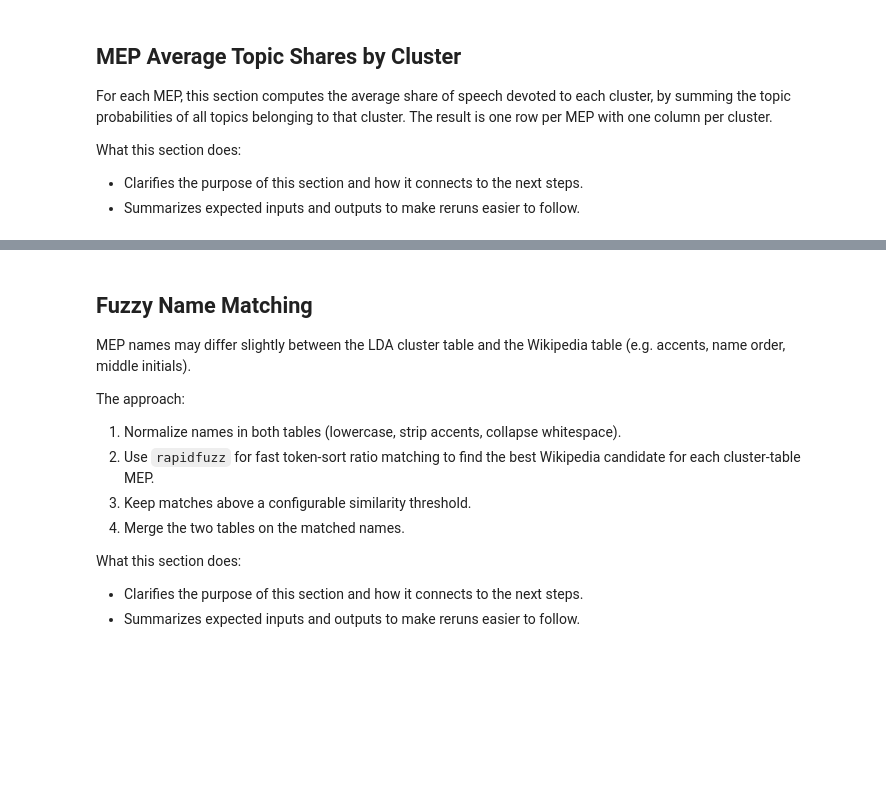
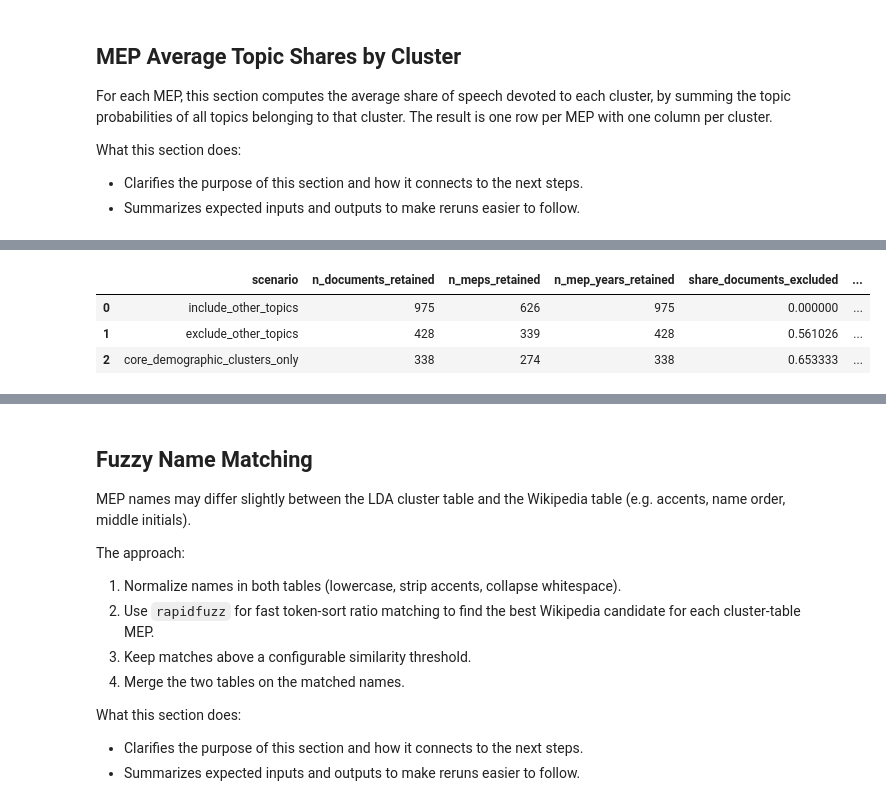
Before and after one commit to SmruthiAnanth/Population, a Jupyter notebook: Analysis Population Dynamics/4 LDA Topic Analysis/LDA_Analysis.ipynb, the cells around one changed output, grey strips where cells are left out. Cells and saved outputs as stored; diff of their text form; code cells hidden in the pictures; blank space fills up the shorter version.

```diff
--- a/Analysis Population Dynamics/4 LDA Topic Analysis/LDA_Analysis.ipynb
+++ b/Analysis Population Dynamics/4 LDA Topic Analysis/LDA_Analysis.ipynb
@@ -679,0 +1053,81 @@ Saved Excel: C:\Users\Gebruiker\OneDrive - UniversitÃƒÆ’Ã‚Â  Commercia
+# %%
+LDA_CLUSTER_FILTER_ROBUSTNESS_PATH = TABLES_DIR / "lda_cluster_filter_robustness.csv"
+
+# Document-level dominant cluster assignment from the manual/loaded mapping.
+docs_cluster_robust = docs_demography_lda[["doc_id", "mep_name_clean", "mep_name_raw", "year", "speaker_party", "dominant_topic"]].copy()
+docs_cluster_robust["dominant_cluster_doc"] = docs_cluster_robust["dominant_topic"].map(
+    lambda t: topic_idx_to_cluster.get(int(str(t).split("_")[-1]), "Other")
+)
+
+def _scenario_metrics(df_base, df_sel, scenario_name):
+    total_docs = len(df_base)
+    kept_docs = len(df_sel)
+    excluded_share = (total_docs - kept_docs) / total_docs if total_docs else np.nan
+    out = {
+        "scenario": scenario_name,
+        "n_documents_retained": int(kept_docs),
+        "n_meps_retained": int(df_sel["mep_name_clean"].nunique()) if kept_docs else 0,
+        "n_mep_years_retained": int(df_sel[["mep_name_clean", "year"]].drop_duplicates().shape[0]) if kept_docs else 0,
+        "share_documents_excluded": float(excluded_share) if pd.notna(excluded_share) else np.nan,
+        "affected_dimension": "",
+        "disproportionately_affected": "",
+    }
+
+    # Check disproportionate effects by available grouping columns.
+    for gcol in ["speaker_party"]:
+        if gcol in df_base.columns:
+            base_rate = df_base[gcol].fillna("Unknown").value_counts(normalize=True)
+            sel_rate = df_sel[gcol].fillna("Unknown").value_counts(normalize=True)
+            excl_rate = (base_rate - sel_rate).sort_values(ascending=False)
+            flagged = excl_rate[excl_rate > 0.05]
+            if len(flagged) > 0:
+                out["affected_dimension"] = gcol
+                out["disproportionately_affected"] = json.dumps(flagged.head(5).to_dict(), ensure_ascii=False)
+            break
+
+    return out
+
+core_clusters = {
+    "Ageing & Pensions",
+    "Fertility, Families & Gender",
+    "Migration & Population Change",
+    "Youth & Future Generations",
+    "Labour Market & Demographic Change",
+    "Regional Depopulation & Territorial Cohesion",
+    "Population Growth & Sustainability",
+    "Health & Care Services",
+    "Housing & Living Conditions",
+}
+
+scenario_all = docs_cluster_robust.copy()
+scenario_no_other = docs_cluster_robust[docs_cluster_robust["dominant_cluster_doc"] != "Other"].copy()
+scenario_core_only = docs_cluster_robust[docs_cluster_robust["dominant_cluster_doc"].isin(core_clusters)].copy()
+
+cluster_filter_robustness_df = pd.DataFrame([
+    _scenario_metrics(docs_cluster_robust, scenario_all, "include_other_topics"),
+    _scenario_metrics(docs_cluster_robust, scenario_no_other, "exclude_other_topics"),
+    _scenario_metrics(docs_cluster_robust, scenario_core_only, "core_demographic_clusters_only"),
+])
+
+cluster_filter_robustness_df.to_csv(LDA_CLUSTER_FILTER_ROBUSTNESS_PATH, index=False, encoding="utf-8-sig")
+display(cluster_filter_robustness_df)
+print(f"Saved: {LDA_CLUSTER_FILTER_ROBUSTNESS_PATH}")
+
+# Concise diagnostic summary output.
+invalid_topic_ids_now = sorted(audit_df.loc[audit_df["is_invalid"], "topic_id"].tolist())
+multi_assigned_now = sorted(audit_df.loc[audit_df["is_multi_assigned"], "topic_id"].tolist())
+unassigned_now = sorted(audit_df.loc[audit_df["is_unassigned"], "topic_id"].tolist())
+other_share_baseline = float((docs_cluster_robust["dominant_cluster_doc"] == "Other").mean())
+
+alt_counts_print = [k for k in TOPIC_COUNTS_TO_TEST if k != TOPIC_COUNT]
+print(f"Baseline LDA topic count: {TOPIC_COUNT}")
+print("Alternative topic counts tested:", ", ".join(str(k) for k in alt_counts_print))
+print("Invalid topic IDs in cluster map:", invalid_topic_ids_now)
+print("Unassigned topics:", unassigned_now)
+print("Topics assigned to multiple clusters:", multi_assigned_now)
+print(f"Share of documents excluded as Other: {other_share_baseline:.3f}")
+# %% [output]
+|  | scenario | n_documents_retained | n_meps_retained | n_mep_years_retained | share_documents_excluded | ... |
+| 0 | include_other_topics | 975 | 626 | 975 | 0.000000 | ... |
+| 1 | exclude_other_topics | 428 | 339 | 428 | 0.561026 | ... |
+| 2 | core_demographic_clusters_only | 338 | 274 | 338 | 0.653333 | ... |
```
Also changed, not shown: parts of 24 cells of this notebook, 26 other files.
